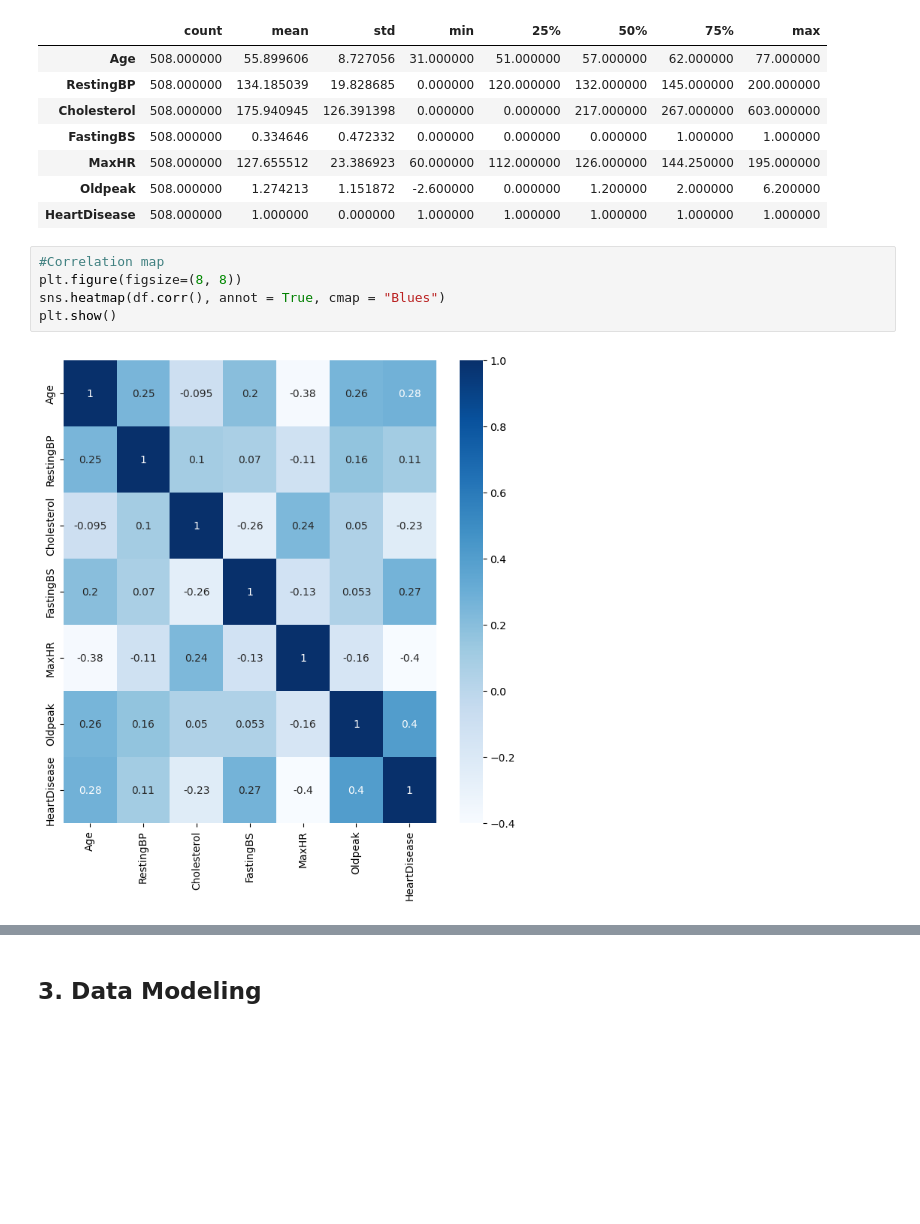
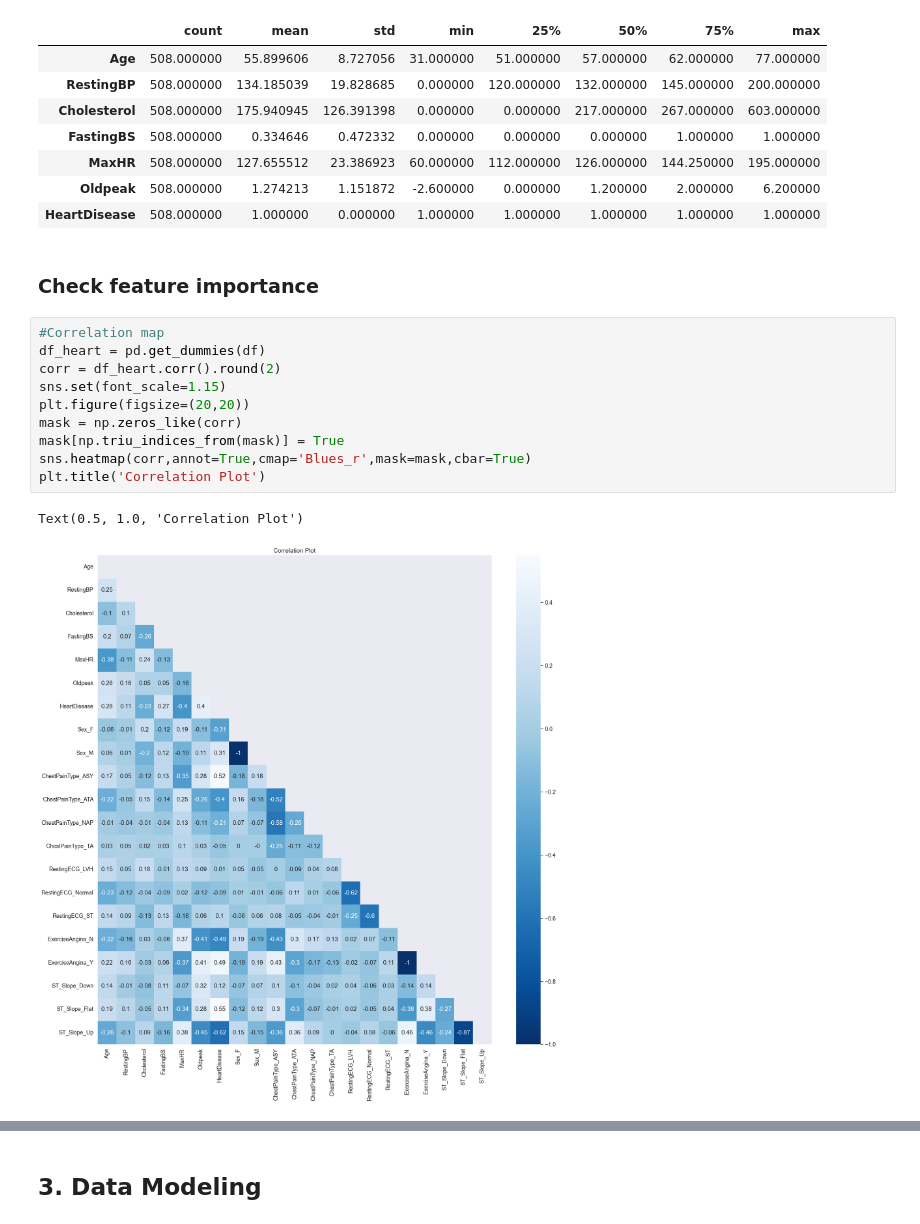
Before and after one commit to minhvo2601/HeartFailurePrediction, a Jupyter notebook: heart.ipynb, the cells around one changed output, grey strips where cells are left out. Saved outputs shown, nothing was run; the diff lists cells and outputs as text; blank space fills up the shorter version.

```diff
--- a/heart.ipynb
+++ b/heart.ipynb
@@ -196,10 +241,18 @@ df[df['HeartDisease'] == 1].describe().T.style.background_gradient(cmap="YlGnBu"
 | MaxHR | 508.000000 | 127.655512 | 23.386923 | 60.000000 | 112.000000 | 126.000000 | 144.250000 | 195.000000 |
 | Oldpeak | 508.000000 | 1.274213 | 1.151872 | -2.600000 | 0.000000 | 1.200000 | 2.000000 | 6.200000 |
 | HeartDisease | 508.000000 | 1.000000 | 0.000000 | 1.000000 | 1.000000 | 1.000000 | 1.000000 | 1.000000 |
+# %% [markdown]
+### Check feature importance
 # %%
 #Correlation map
-plt.figure(figsize=(8, 8))
-sns.heatmap(df.corr(), annot = True, cmap = "Blues")
-plt.show()
+df_heart = pd.get_dummies(df)
+corr = df_heart.corr().round(2)
+sns.set(font_scale=1.15)
+plt.figure(figsize=(20,20))
+mask = np.zeros_like(corr)
+mask[np.triu_indices_from(mask)] = True
+sns.heatmap(corr,annot=True,cmap='Blues_r',mask=mask,cbar=True)
+plt.title('Correlation Plot')
 # %% [output]
+Text(0.5, 1.0, 'Correlation Plot')
-[figure, old version]
+[figure, new version]
```
Also changed, not shown: parts of 23 cells of this notebook, 2 other files.
